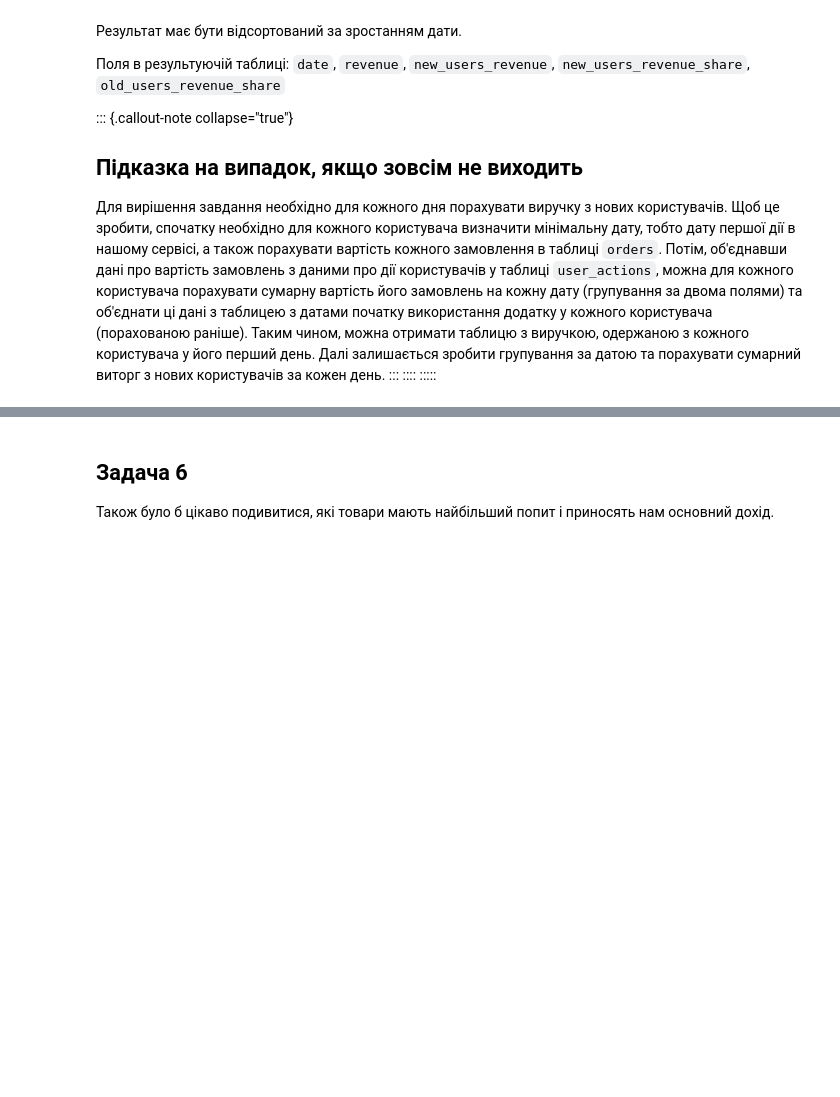
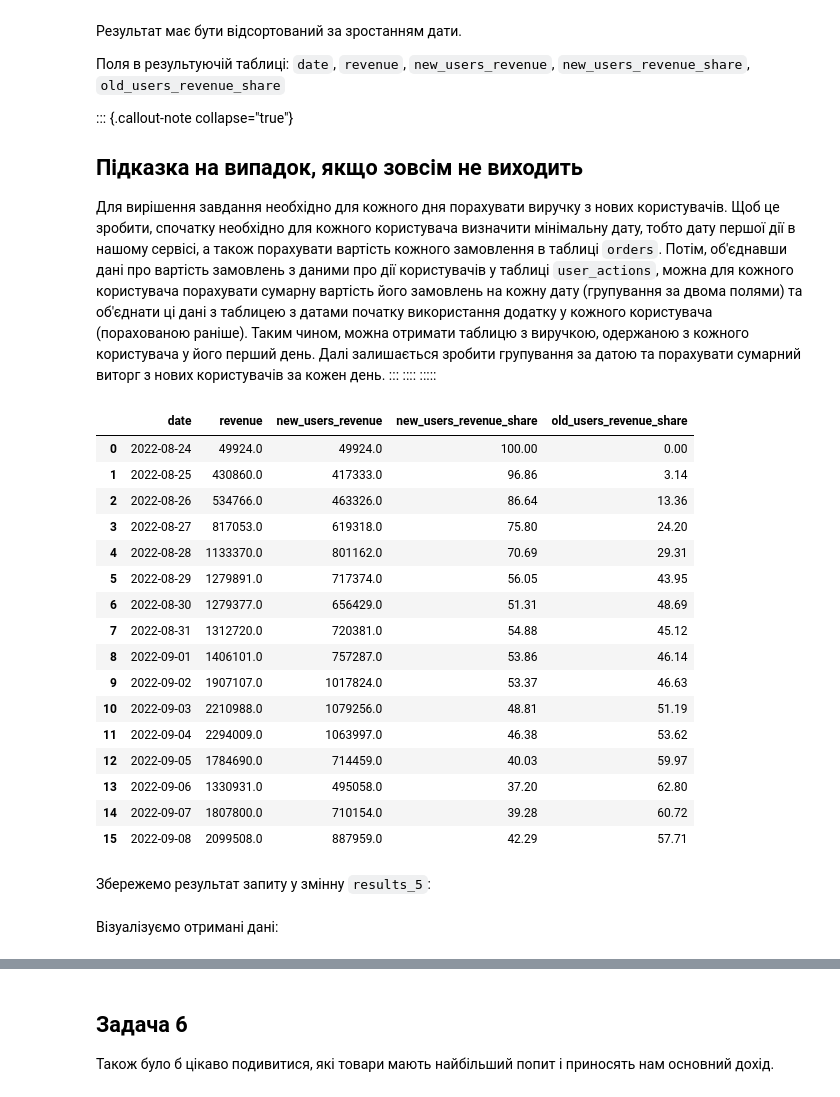
Before and after one commit to Aranaur/py4ds, a Jupyter notebook: sql_metrics.ipynb, the cells around one changed output, grey strips where cells are left out. Drawn from its saved outputs; the diff is of its cells as text; code cells hidden in the pictures; blank space fills up the shorter version.

```diff
--- a/sql_metrics.ipynb
+++ b/sql_metrics.ipynb
@@ -792,3 +790,77 @@ fig.show()
 :::
 ::::
 :::::
+# %%
+#| code-fold: true
+#| code-summary: "Рішення"
+
+%%sql
+SELECT date,
+       revenue,
+       new_users_revenue,
+       round(new_users_revenue / revenue * 100, 2) as new_users_revenue_share,
+       100 - round(new_users_revenue / revenue * 100, 2) as old_users_revenue_share
+FROM   (SELECT creation_time::date as date,
+               sum(price) as revenue
+        FROM   (SELECT order_id,
+                       creation_time,
+                       unnest(product_ids) as product_id
+                FROM   orders
+                WHERE  order_id not in (SELECT order_id
+                                        FROM   user_actions
+                                        WHERE  action = 'cancel_order')) t3
+            LEFT JOIN products using (product_id)
+        GROUP BY date) t1
+    LEFT JOIN (SELECT start_date as date,
+                      sum(revenue) as new_users_revenue
+               FROM   (SELECT t5.user_id,
+                              t5.start_date,
+                              coalesce(t6.revenue, 0) as revenue
+                       FROM   (SELECT user_id,
+                                      min(time::date) as start_date
+                               FROM   user_actions
+                               GROUP BY user_id) t5
+                           LEFT JOIN (SELECT user_id,
+                                             date,
+                                             sum(order_price) as revenue
+                                      FROM   (SELECT user_id,
+                                                     time::date as date,
+                                                     order_id
+                                              FROM   user_actions
+                                              WHERE  order_id not in (SELECT order_id
+                                                                      FROM   user_actions
+                                                                      WHERE  action = 'cancel_order')) t7
+                                          LEFT JOIN (SELECT order_id,
+                                                            sum(price) as order_price
+                                                     FROM   (SELECT order_id,
+                                                                    unnest(product_ids) as product_id
+                                                             FROM   orders
+                                                             WHERE  order_id not in (SELECT order_id
+                                                                                     FROM   user_actions
+                                                                                     WHERE  action = 'cancel_order')) t9
+                                                         LEFT JOIN products using (product_id)
+                                                     GROUP BY order_id) t8 using (order_id)
+                                      GROUP BY user_id, date) t6
+                               ON t5.user_id = t6.user_id and
+                                  t5.start_date = t6.date) t4
+               GROUP BY start_date) t2 using (date)
+# %% [output]
+|  | date | revenue | new_users_revenue | new_users_revenue_share | old_users_revenue_share |
+| 0 | 2022-08-24 | 49924.0 | 49924.0 | 100.00 | 0.00 |
+| 1 | 2022-08-25 | 430860.0 | 417333.0 | 96.86 | 3.14 |
+| 2 | 2022-08-26 | 534766.0 | 463326.0 | 86.64 | 13.36 |
+| 3 | 2022-08-27 | 817053.0 | 619318.0 | 75.80 | 24.20 |
+| 4 | 2022-08-28 | 1133370.0 | 801162.0 | 70.69 | 29.31 |
+| 5 | 2022-08-29 | 1279891.0 | 717374.0 | 56.05 | 43.95 |
+| 6 | 2022-08-30 | 1279377.0 | 656429.0 | 51.31 | 48.69 |
+| 7 | 2022-08-31 | 1312720.0 | 720381.0 | 54.88 | 45.12 |
+| 8 | 2022-09-01 | 1406101.0 | 757287.0 | 53.86 | 46.14 |
+| 9 | 2022-09-02 | 1907107.0 | 1017824.0 | 53.37 | 46.63 |
+| 10 | 2022-09-03 | 2210988.0 | 1079256.0 | 48.81 | 51.19 |
+| 11 | 2022-09-04 | 2294009.0 | 1063997.0 | 46.38 | 53.62 |
+| 12 | 2022-09-05 | 1784690.0 | 714459.0 | 40.03 | 59.97 |
+| 13 | 2022-09-06 | 1330931.0 | 495058.0 | 37.20 | 62.80 |
+| 14 | 2022-09-07 | 1807800.0 | 710154.0 | 39.28 | 60.72 |
+| 15 | 2022-09-08 | 2099508.0 | 887959.0 | 42.29 | 57.71 |
+# %% [markdown]
+Збережемо результат запиту у змінну `results_5`:
@@ -794,0 +920,2 @@ fig.show()
+# %% [markdown]
+Візуалізуємо отримані дані:
```
Also changed, not shown: parts of 22 cells of this notebook, 2 other files.
